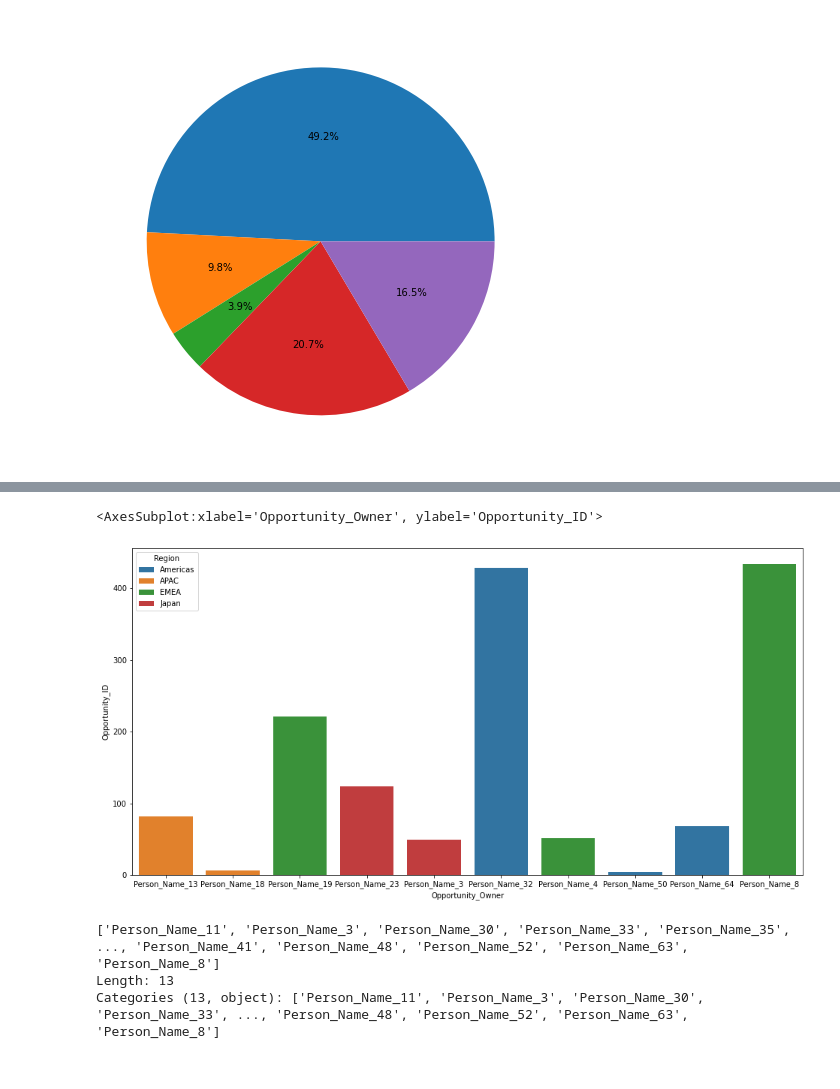
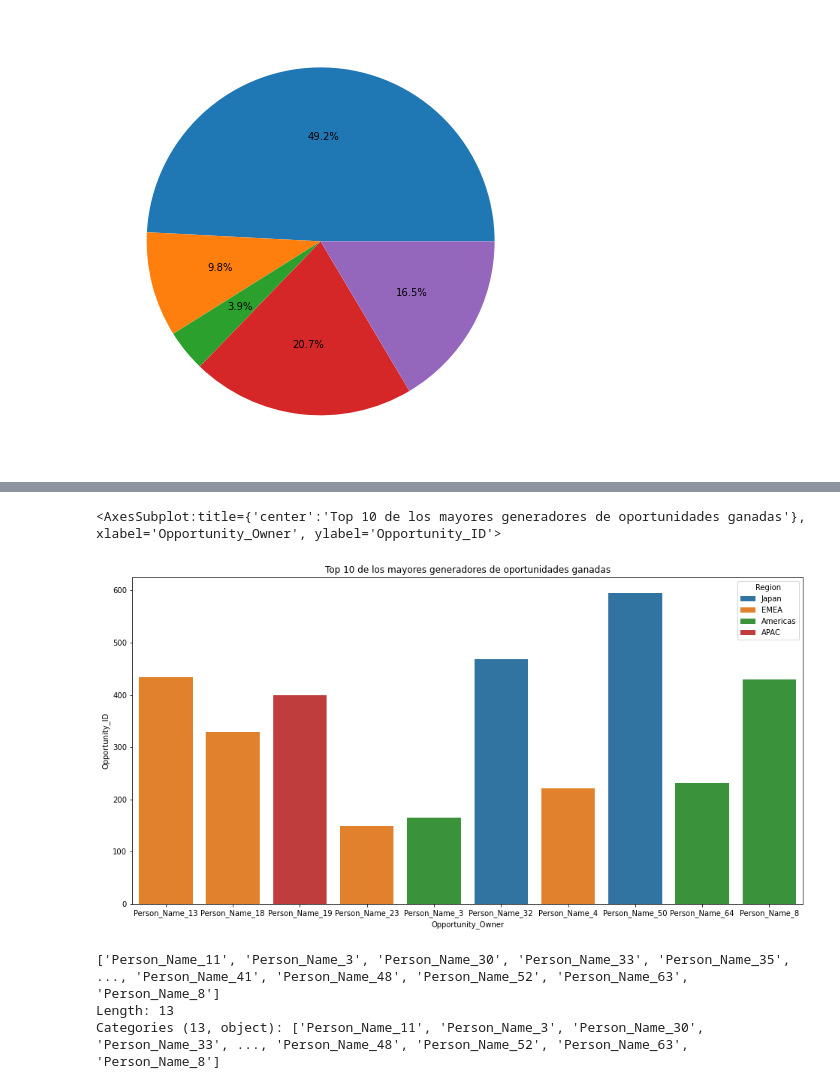
Before and after one commit to faristegui/tpdatos-2c-2020, a Jupyter notebook: TP1_Martin.ipynb, the cells around one changed output, grey strips where cells are left out. Cells and saved outputs as stored; diff of their text form; code cells hidden in the pictures.

```diff
--- a/TP1_Martin.ipynb
+++ b/TP1_Martin.ipynb
@@ -521,6 +519,8 @@ df_byID_won = df_byID_won.groupby(['Opportunity_Owner']).agg({'Total_Taxable_Amo
 df_byID_won = df_byID_won[df_byID_won['Opportunity_ID'] >0 ]
 df_byID_won['mean'] = df_byID_won['Total_Taxable_Amount_(converted)'] / df_byID_won['Opportunity_ID']
 # %%
+
+df_byID_won['meanmill'] =df_byID_won['mean']/1000000
 df_byID_won
 #Se puede ver que hay una oportunidad ganada con un monto gravado de 0 (Opportunity_Owner de Person_Name_35)
 # %% [output]
@@ -558,12 +572,17 @@ sns.barplot(x=top_10['Opportunity_Owner'], y="mean", hue='Region', data=top_10,
 # %%
 top_10_count = df_byID_won_sortcount.head(10)
 top_10_count.reset_index(inplace=True)
 top_10_count.Opportunity_Owner.cat.remove_unused_categories(inplace = True)
+top_10_count = top_10_count.sort_values(by= 'Opportunity_ID', ascending = False)
 plt.figure(figsize= (16,8))
-sns.barplot(x=top_10_count['Opportunity_Owner'], y="Opportunity_ID", hue='Region', data=top_10, dodge = False)
+
+plt.xlabel('Dueño de la oportunidad')
+plt.ylabel('Cantidad de oportunidades')
+plt.title('Top 10 de los mayores generadores de oportunidades ganadas')
+sns.barplot(x=top_10_count['Opportunity_Owner'], y="Opportunity_ID", hue='Region', data=top_10_count, dodge = False)
 # %% [output]
-<AxesSubplot:xlabel='Opportunity_Owner', ylabel='Opportunity_ID'>
+<AxesSubplot:title={'center':'Top 10 de los mayores generadores de oportunidades ganadas'}, xlabel='Opportunity_Owner', ylabel='Opportunity_ID'>
-[figure, old version]
+[figure, new version]
 # %%
 df_byID_zero = df_byID[df_byID['Total_Taxable_Amount_(converted)']== 0 ]
 # %%
```
Also changed, not shown: parts of 40 cells of this notebook.
